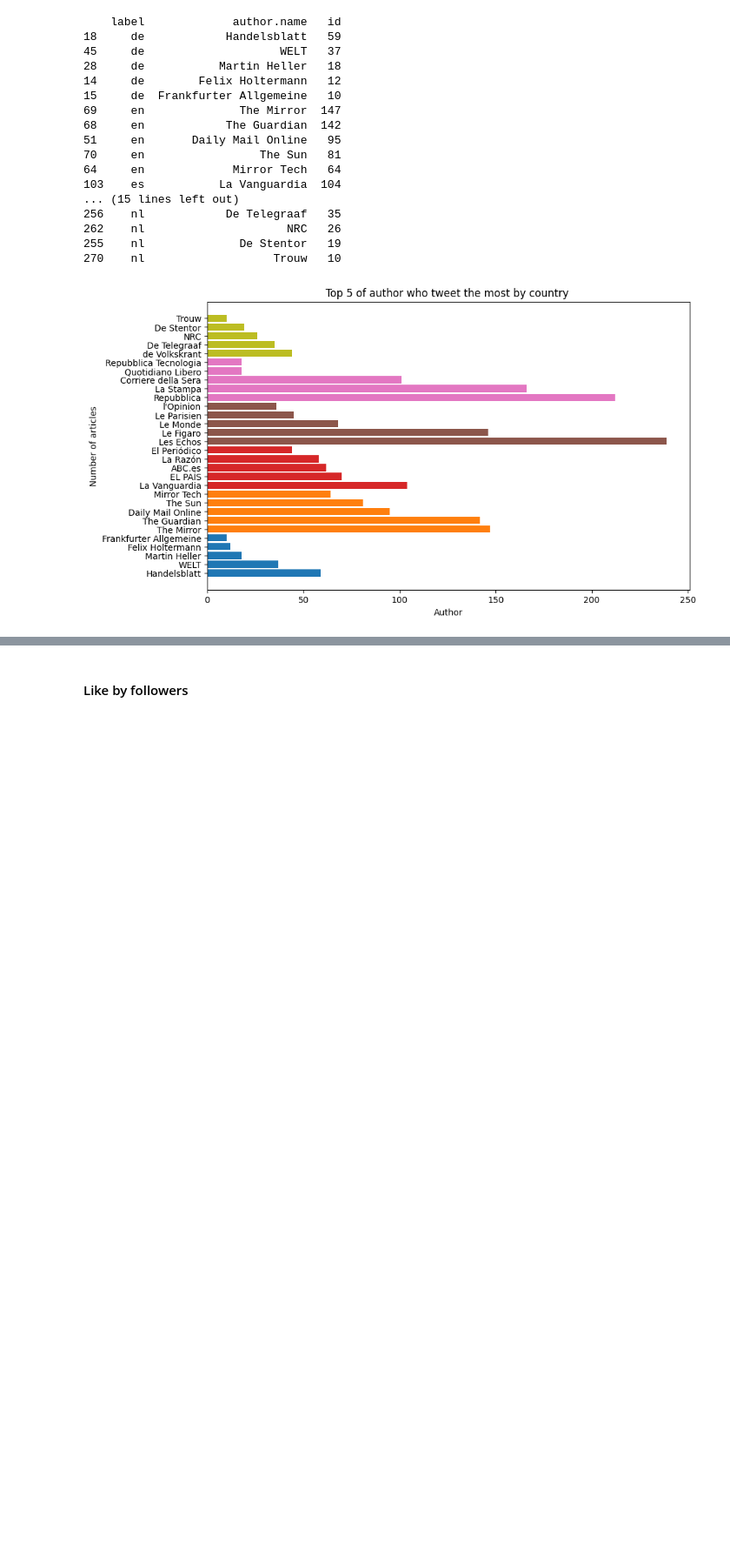
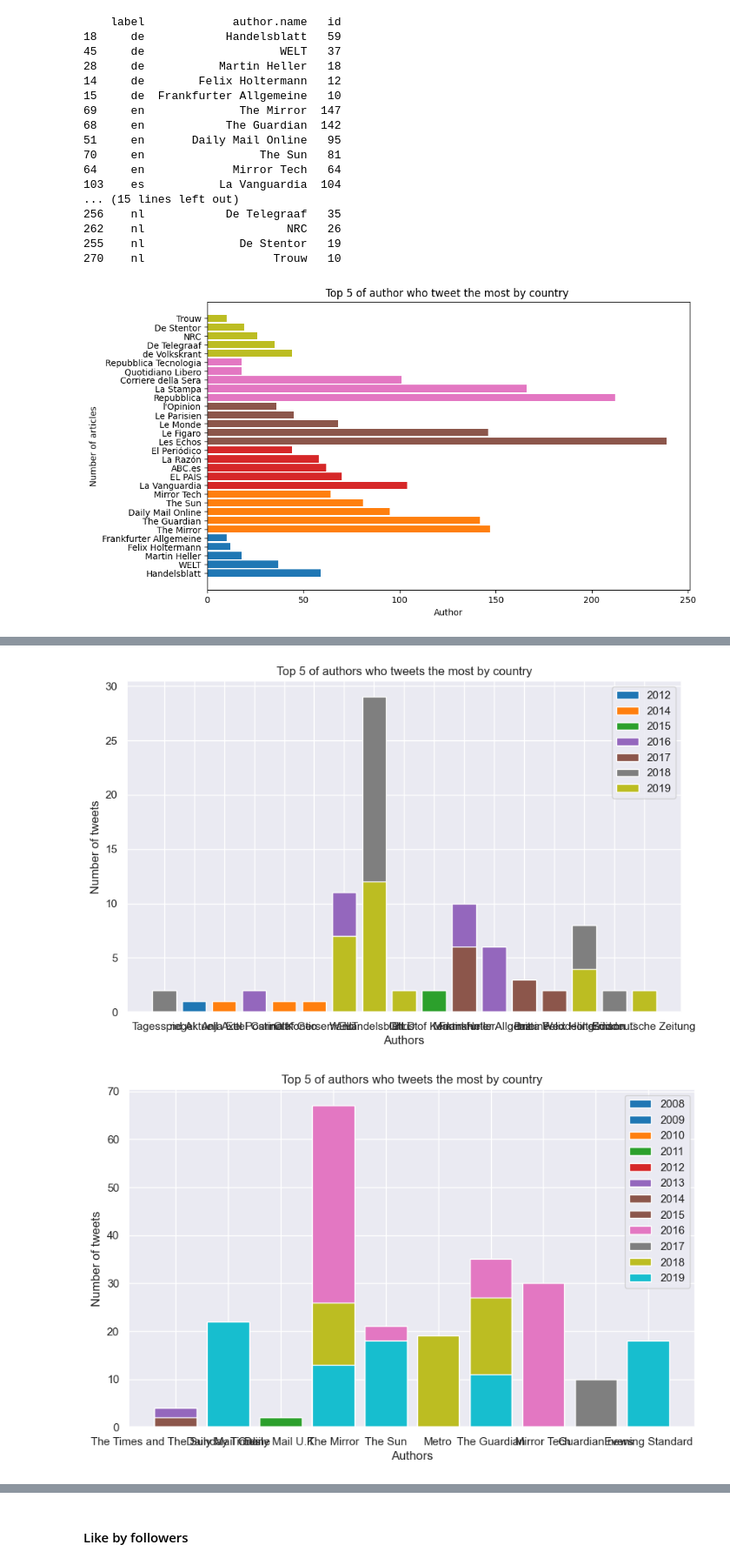
Before and after one commit to jeannepetitdangeon/TransfoML, a Jupyter notebook: Pycodetransfo.ipynb, the cells around one changed output, grey strips where cells are left out. Shown at 87% size. Saved outputs shown, nothing was run; the diff lists cells and outputs as text; code cells hidden in the pictures; blank space fills up the shorter version.

```diff
--- a/Pycodetransfo.ipynb
+++ b/Pycodetransfo.ipynb
@@ -62,8 +115,8 @@ from unidecode import unidecode
 ## Data Pre-processing
 # %%
 #Open the file
-#dat = pd.read_csv('C:/Users/Marion/OneDrive/Documents/cours/strasbourg/M2/Machine learning/transform\Assignment\data_tweet_sample_challenge.csv')
-dat = pd.read_csv('C:/Users/epcmic/OneDrive/Documents/GitHub/Transformer/Challenge/data_tweet_sample_challenge.csv')
+dat = pd.read_csv('data_tweet_sample_challenge.csv')
+#dat = pd.read_csv('C:/Users/epcmic/OneDrive/Documents/GitHub/Transformer/Challenge/data_tweet_sample_challenge.csv')
 
 var = dat.loc[:,["id","created_at", "text", "author.id", "author.name", "author.public_metrics.followers_count","public_metrics.like_count","public_metrics.retweet_count","lang", "label"]]
 
@@ -169,52 +226,25 @@ pivoted_data = data_by_newspaper.pivot(index='created_at', columns='author.name'
-# %%
-# Create a bar chart for each year
-sns.set_style("whitegrid")
-sns.set_palette(sns.color_palette("husl", len(top_newspapers)))
-sns.set(rc={'figure.figsize':(12,8)})
-pivoted_data.plot(kind='bar')
-plt.xlabel('Year')
-plt.ylabel('Number of tweets')
-plt.title('Number of tweets per year for the top 10 newspapers')
-plt.legend(bbox_to_anchor=(1.05, 1), loc=2, borderaxespad=0.)
-plt.show()
 # %%
 # =============================================================================
 # distribution of the 5 newspapers for each country by year
 # =============================================================================
 dat['created_at'] = pd.to_datetime(dat['created_at'])
 dat['year'] = dat['created_at'].dt.year
 
 count_by_author_and_label_and_year = dat.groupby(['year', 'author.name', 'label'])['id'].count().reset_index().sort_values(['label', 'year', 'id'], ascending=[True, True, False])
 
 # Top 5 of authors by country over time
 top_5_by_label_and_year = count_by_author_and_label_and_year.groupby(['label', 'year']).head(5)
 
 # Graph specifications
 for label, grp in top_5_by_label_and_year.groupby('label'):
     fig, ax = plt.subplots(figsize=(10,6))
     for i, (year, year_grp) in enumerate(grp.groupby('year')):
         ax.bar(year_grp['author.name'], year_grp['id'], color=plt.cm.tab10(i / len(grp['year'].unique())), label=year)
-    plt.xlabel('Auteur')
-    plt.ylabel("Nombre d'articles")
+    plt.xlabel('Authors')
+    plt.ylabel("Number of tweets")
     plt.title(f"Top 5 of authors who tweets the most by country")
     plt.legend()
     plt.show()
-
-##### Graph with the number of tweets by country by year
-
-var['year'] = pd.DatetimeIndex(var['created_at']).year
-
-# Sort of tweets by country over time
-tweets_by_country_year = var.groupby(['year', 'label']).size().reset_index(name='count')
-
-# Graph specifications
-sns.set_style("whitegrid")
-sns.set_palette(sns.color_palette("pastel"))
-sns.set(rc={'figure.figsize':(12,8)})
-sns.barplot(x="year", y="count", hue="label", data=tweets_by_country_year,
-            palette=sns.color_palette("husl", len(tweets_by_country_year['label'].unique())))
-plt.xlabel('Year')
-plt.ylabel("Number of tweets")
-plt.title("Number of tweets by country by year")
-plt.legend(bbox_to_anchor=(1.05, 1), loc=2, borderaxespad=0.)
-plt.show()
+# %% [output]
+[figure, added]
+[figure, added]
```
Also changed, not shown: parts of 15 cells of this notebook.
